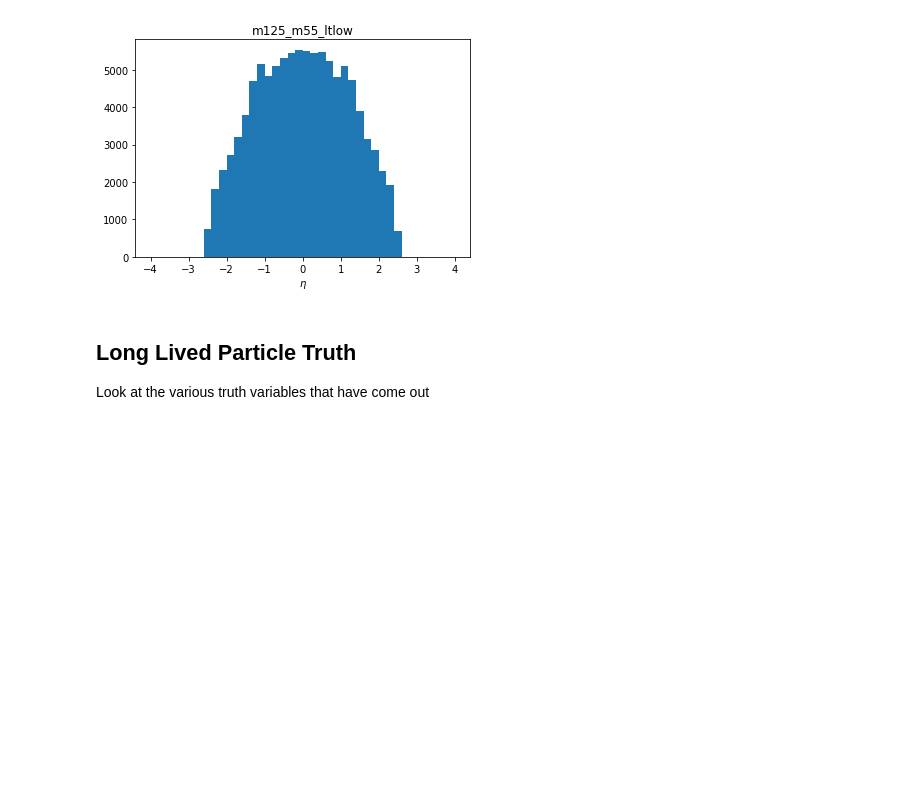
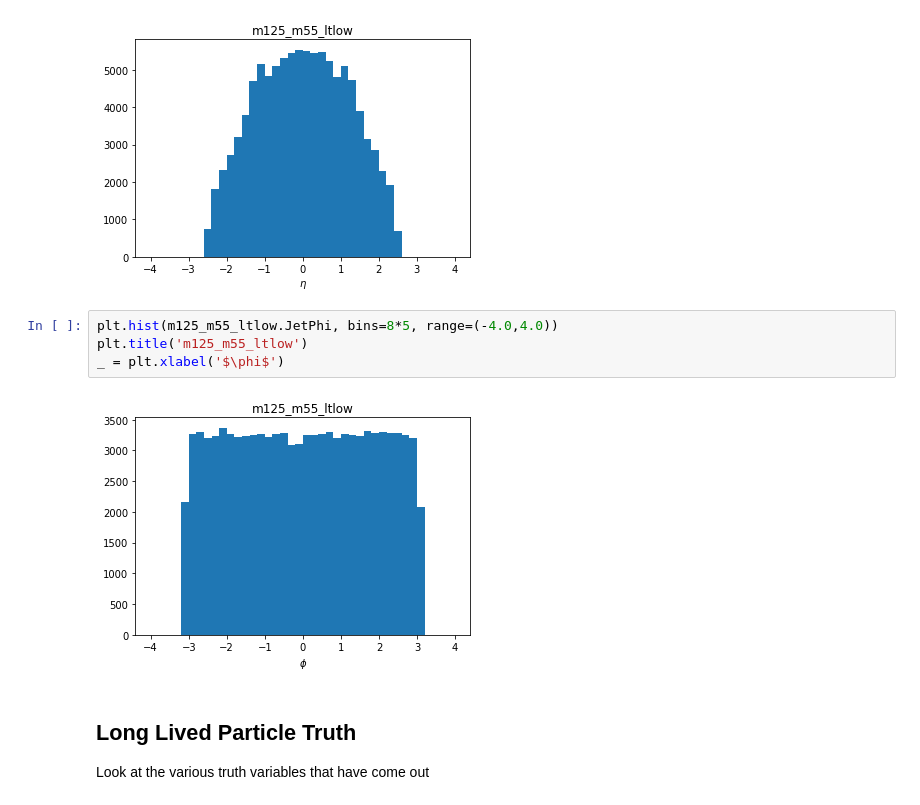
Before and after one commit to gordonwatts/calratio-perjet-training, a Jupyter notebook: notebooks/Input Variable Plots.ipynb, the cells around one changed output. Drawn from its saved outputs; the diff is of its cells as text; blank space fills up the shorter version.

```diff
--- a/notebooks/Input Variable Plots.ipynb
+++ b/notebooks/Input Variable Plots.ipynb
@@ -86,6 +87,12 @@ plt.title('m125_m55_ltlow')
 _ = plt.xlabel('$\eta$')
 # %% [output]
 [figure]
+# %%
+plt.hist(m125_m55_ltlow.JetPhi, bins=8*5, range=(-4.0,4.0))
+plt.title('m125_m55_ltlow')
+_ = plt.xlabel('$\phi$')
+# %% [output]
+[figure, added]
 # %% [markdown]
 ## Long Lived Particle Truth
 
```
Also changed, not shown: parts of 16 cells of this notebook.
